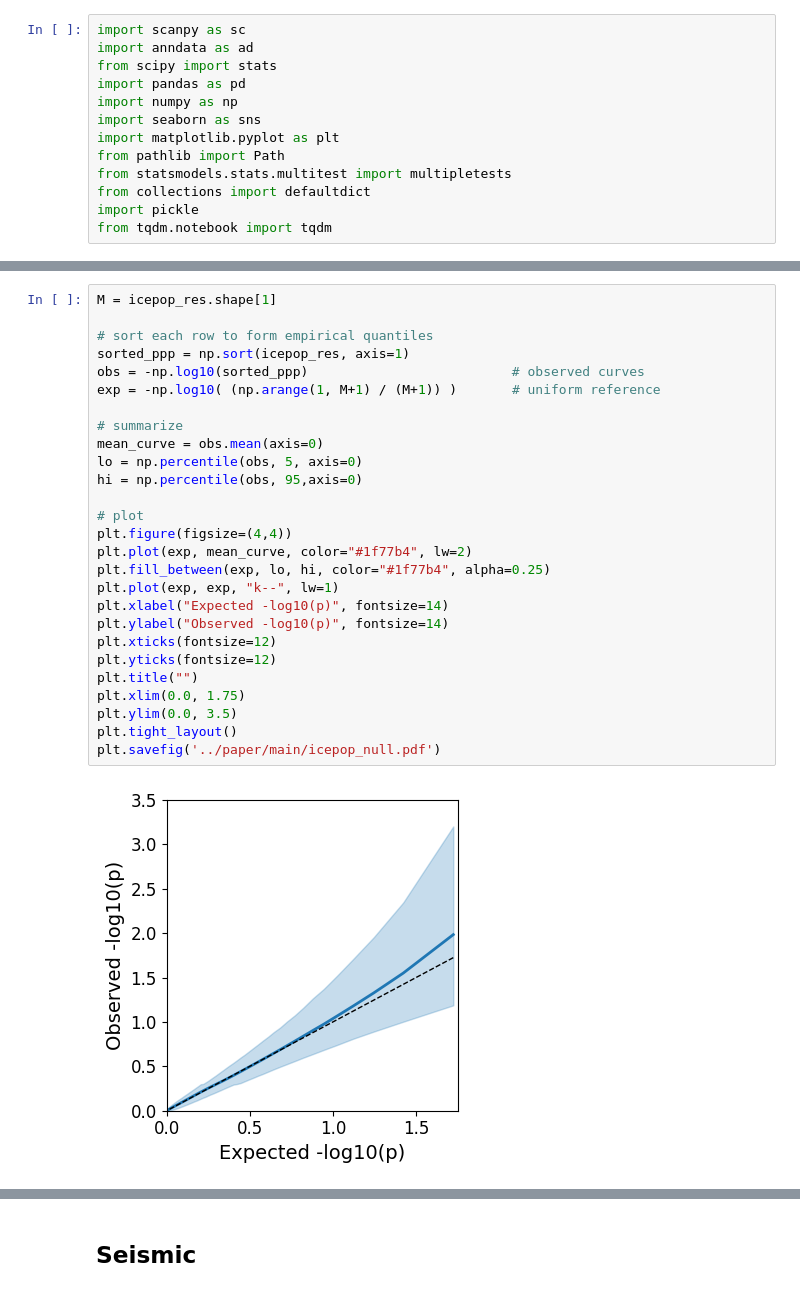
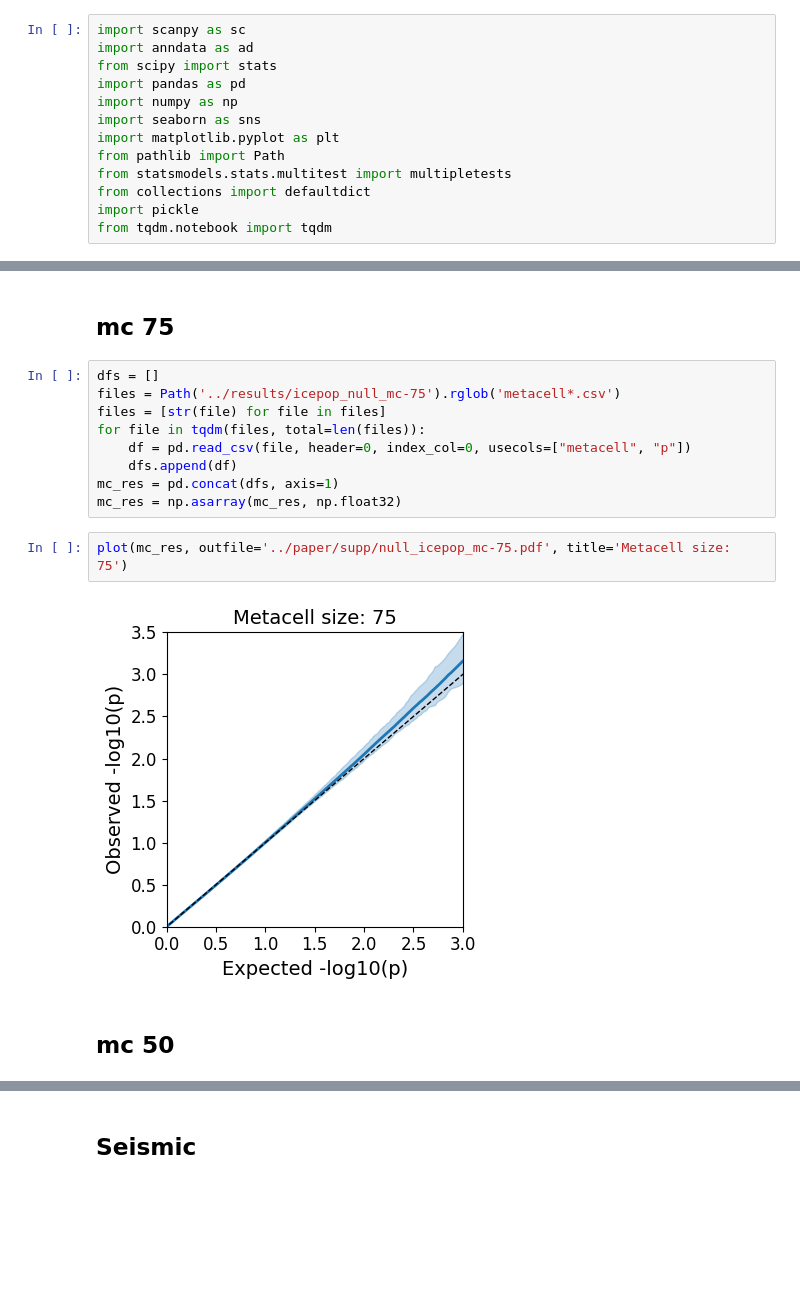
Before and after one commit to krishnanlab/icepop_analysis, a Jupyter notebook: notebook/null_sim.ipynb, the cells around one changed output, grey strips where cells are left out. Cells and saved outputs as stored; diff of their text form; blank space fills up the shorter version.

```diff
--- a/notebook/null_sim.ipynb
+++ b/notebook/null_sim.ipynb
@@ -29,29 +124,17 @@ icepop_res = np.asarray(icepop_res, np.float32).T
-# %%
-M = icepop_res.shape[1]
-
-# sort each row to form empirical quantiles
-sorted_ppp = np.sort(icepop_res, axis=1)
-obs = -np.log10(sorted_ppp)                          # observed curves
-exp = -np.log10( (np.arange(1, M+1) / (M+1)) )       # uniform reference
-
-# summarize
-mean_curve = obs.mean(axis=0)
-lo = np.percentile(obs, 5, axis=0)
-hi = np.percentile(obs, 95,axis=0)
-
-# plot
-plt.figure(figsize=(4,4))
-plt.plot(exp, mean_curve, color="#1f77b4", lw=2)
-plt.fill_between(exp, lo, hi, color="#1f77b4", alpha=0.25)
-plt.plot(exp, exp, "k--", lw=1)
-plt.xlabel("Expected -log10(p)", fontsize=14)
-plt.ylabel("Observed -log10(p)", fontsize=14)
-plt.xticks(fontsize=12)
-plt.yticks(fontsize=12)
-plt.title("")
-plt.xlim(0.0, 1.75)
-plt.ylim(0.0, 3.5)
-plt.tight_layout()
-plt.savefig('../paper/main/icepop_null.pdf')
-# %% [output]
-[figure, removed]
+# %% [markdown]
+## mc 75
+# %%
+dfs = []
+files = Path('../results/icepop_null_mc-75').rglob('metacell*.csv')
+files = [str(file) for file in files]
+for file in tqdm(files, total=len(files)):
+    df = pd.read_csv(file, header=0, index_col=0, usecols=["metacell", "p"])
+    dfs.append(df)
+mc_res = pd.concat(dfs, axis=1)
+mc_res = np.asarray(mc_res, np.float32)
+# %%
+plot(mc_res, outfile='../paper/supp/null_icepop_mc-75.pdf', title='Metacell size: 75')
+# %% [output]
+[figure, added]
+# %% [markdown]
+## mc 50
```
Also changed, not shown: parts of 29 cells of this notebook, 15 other files.
